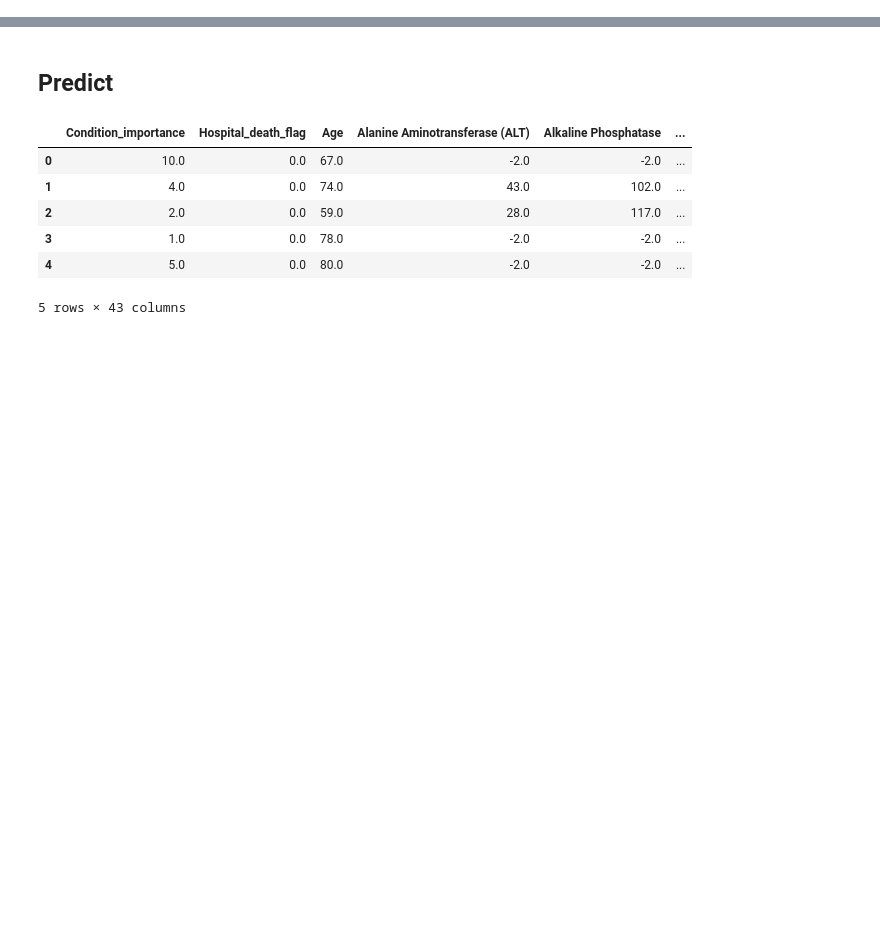
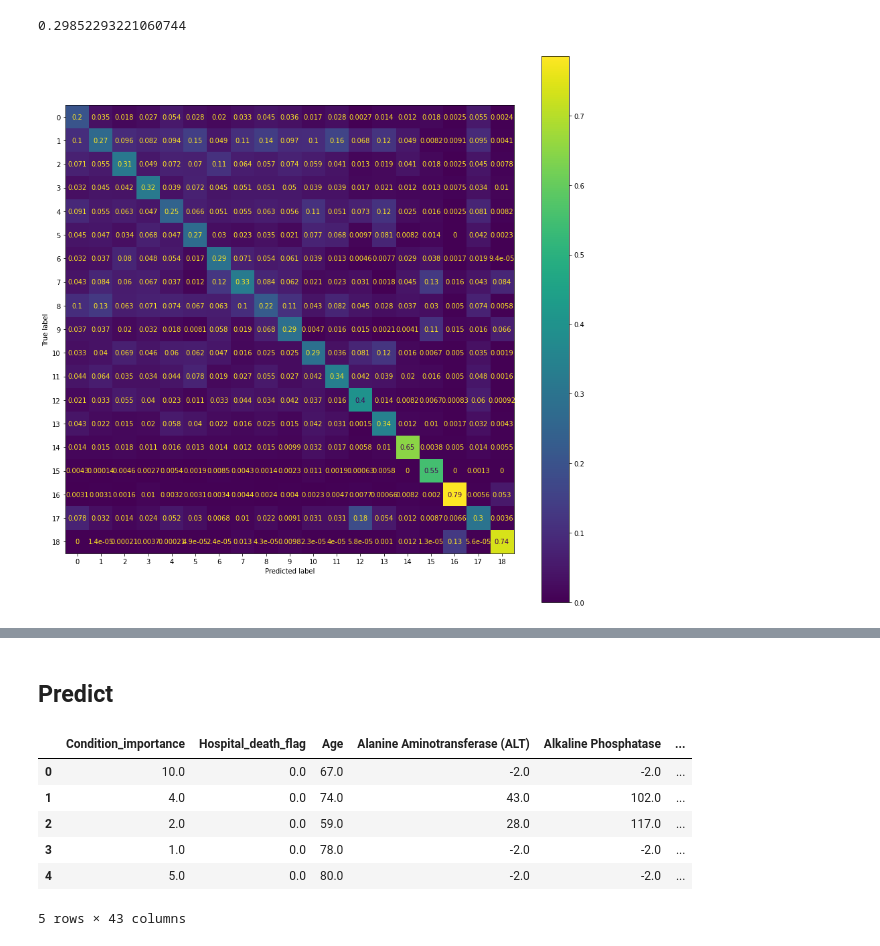
Before and after one commit to levopeti/DMandML, a Jupyter notebook: assignment/1R.ipynb, the cells around one changed output, grey strips where cells are left out. Drawn from its saved outputs; the diff is of its cells as text; code cells hidden in the pictures; blank space fills up the shorter version.

```diff
--- a/assignment/1R.ipynb
+++ b/assignment/1R.ipynb
@@ -51,0 +58,35 @@ export_text(dtc)
+# %%
+XY_train, X_test, inverse_target_map = get_data(min_size=None, min_size_test=None, nan_thresh=10, fill_nan=None)
+train_columns = list(XY_train.columns)
+train_columns.remove("TARGET_NUM")
+
+min_max_scaler = MinMaxScaler(feature_range=(0, 10))
+X_train_minmax = min_max_scaler.fit(XY_train[train_columns])
+x_train = X_train_minmax.transform(XY_train[train_columns])
+
+imp = SimpleImputer(missing_values=np.nan, strategy='constant', fill_value=-2)
+imp_train = imp.fit(x_train)
+x_train_full = imp_train.transform(x_train)
+
+x_train_full_df = pd.DataFrame(x_train_full, columns=train_columns, index=XY_train.index)
+
+min_size = 150
+
+for c in x_train_full_df.columns:
+    if c != "TARGET_NUM":
+        x_train_full_df[c][x_train_full_df.groupby(c)[c].transform('size') <= min_size] = -1
+
+stand_scaler = StandardScaler()
+X_train_stand = stand_scaler.fit(x_train_full_df[train_columns])
+x_train_stand = X_train_stand.transform(x_train_full_df[train_columns])
+# %%
+dtc = DTC(max_depth=15,
+          random_state=42,
+          #class_weight="balanced"
+         )
+dtc = dtc.fit(x_train_stand, XY_train["TARGET_NUM"])
+print(dtc.score(x_train_stand, XY_train["TARGET_NUM"]))
+plot_cm(dtc, x_train_stand, XY_train["TARGET_NUM"])
+# %% [output]
+0.29852293221060744
+[figure, added]
```
Also changed, not shown: parts of 9 cells of this notebook, 4 other files.
